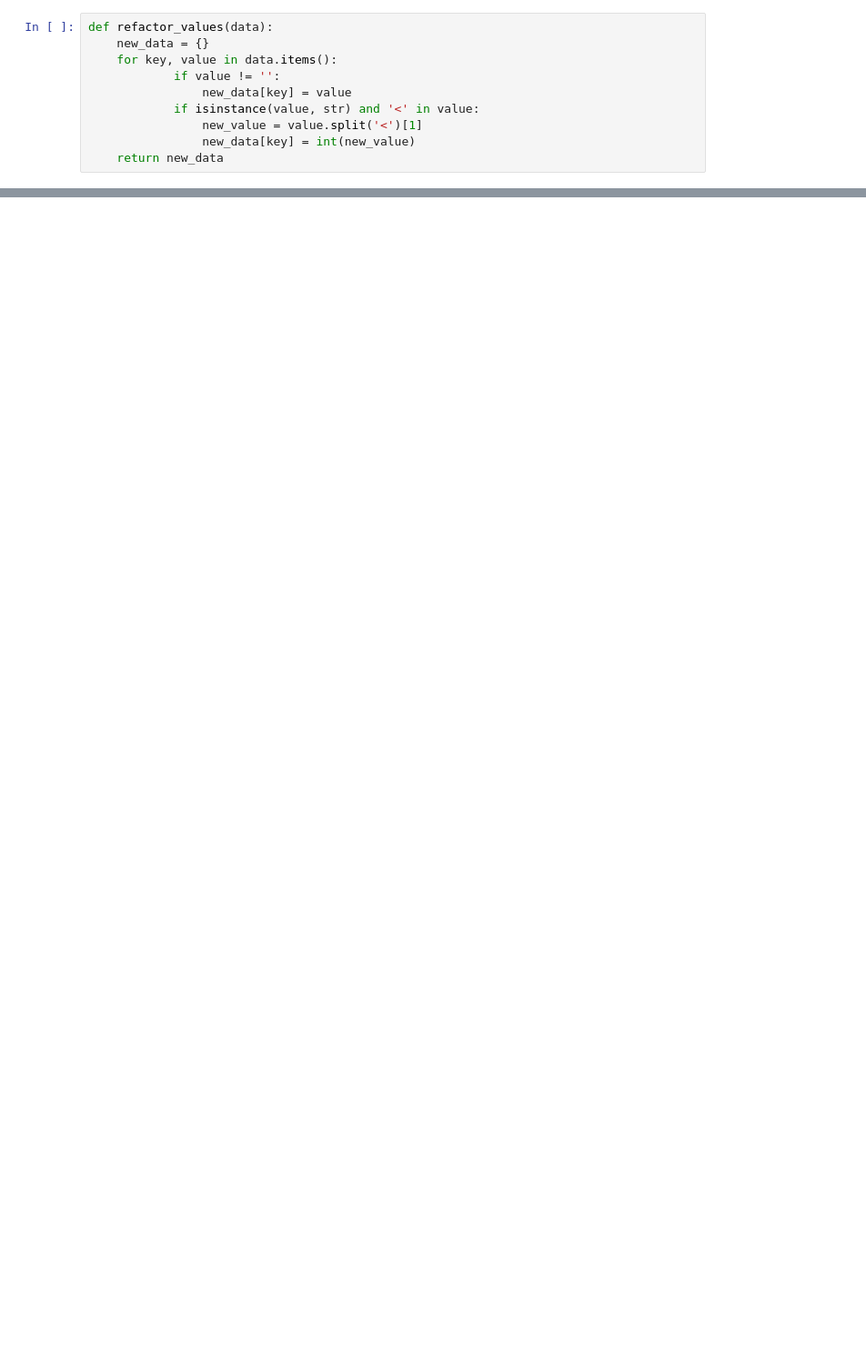
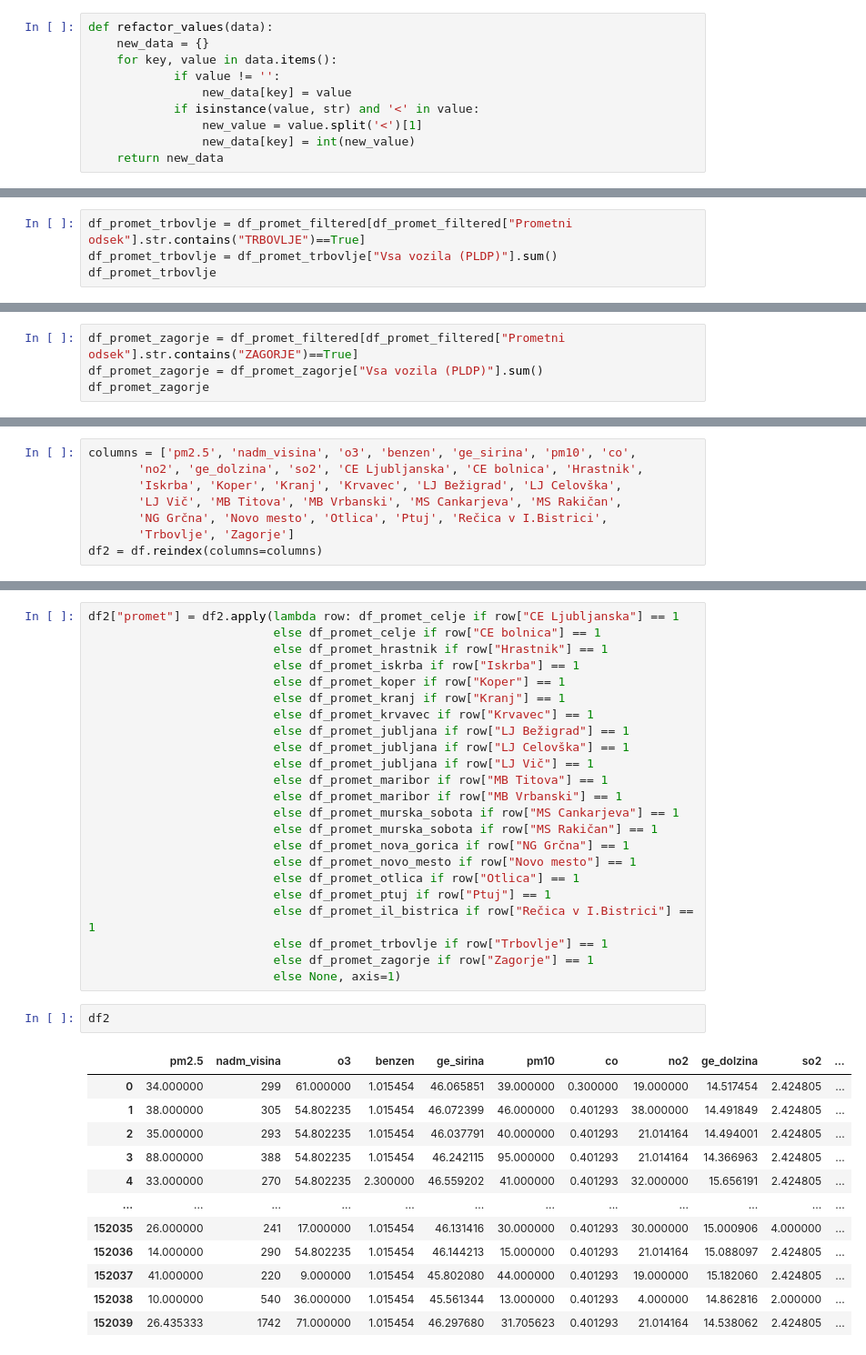
Before and after one commit to RantusaLara/IIS, a Jupyter notebook: notebooks/data.ipynb, the cells around one changed output, grey strips where cells are left out. Shown: that part at 91% size. Saved outputs shown, nothing was run; the diff lists cells and outputs as text; blank space fills up the shorter version.

```diff
--- a/notebooks/data.ipynb
+++ b/notebooks/data.ipynb
@@ -85,0 +426,4 @@ df.to_csv('../data/processed/data.csv', index=False)
+# %%
+df_promet_trbovlje = df_promet_filtered[df_promet_filtered["Prometni odsek"].str.contains("TRBOVLJE")==True]
+df_promet_trbovlje = df_promet_trbovlje["Vsa vozila (PLDP)"].sum()
+df_promet_trbovlje
@@ -85,0 +432,4 @@ df.to_csv('../data/processed/data.csv', index=False)
+# %%
+df_promet_zagorje = df_promet_filtered[df_promet_filtered["Prometni odsek"].str.contains("ZAGORJE")==True]
+df_promet_zagorje = df_promet_zagorje["Vsa vozila (PLDP)"].sum()
+df_promet_zagorje
@@ -85,0 +440,8 @@ df.to_csv('../data/processed/data.csv', index=False)
+# %%
+columns = ['pm2.5', 'nadm_visina', 'o3', 'benzen', 'ge_sirina', 'pm10', 'co',
+       'no2', 'ge_dolzina', 'so2', 'CE Ljubljanska', 'CE bolnica', 'Hrastnik',
+       'Iskrba', 'Koper', 'Kranj', 'Krvavec', 'LJ Bežigrad', 'LJ Celovška',
+       'LJ Vič', 'MB Titova', 'MB Vrbanski', 'MS Cankarjeva', 'MS Rakičan',
+       'NG Grčna', 'Novo mesto', 'Otlica', 'Ptuj', 'Rečica v I.Bistrici',
+       'Trbovlje', 'Zagorje']
+df2 = df.reindex(columns=columns)
@@ -85,0 +488,38 @@ df.to_csv('../data/processed/data.csv', index=False)
+# %%
+df2["promet"] = df2.apply(lambda row: df_promet_celje if row["CE Ljubljanska"] == 1
+                          else df_promet_celje if row["CE bolnica"] == 1
+                          else df_promet_hrastnik if row["Hrastnik"] == 1
+                          else df_promet_iskrba if row["Iskrba"] == 1
+                          else df_promet_koper if row["Koper"] == 1
+                          else df_promet_kranj if row["Kranj"] == 1
+                          else df_promet_krvavec if row["Krvavec"] == 1
+                          else df_promet_jubljana if row["LJ Bežigrad"] == 1
+                          else df_promet_jubljana if row["LJ Celovška"] == 1
+                          else df_promet_jubljana if row["LJ Vič"] == 1
+                          else df_promet_maribor if row["MB Titova"] == 1
+                          else df_promet_maribor if row["MB Vrbanski"] == 1
+                          else df_promet_murska_sobota if row["MS Cankarjeva"] == 1
+                          else df_promet_murska_sobota if row["MS Rakičan"] == 1
+                          else df_promet_nova_gorica if row["NG Grčna"] == 1
+                          else df_promet_novo_mesto if row["Novo mesto"] == 1
+                          else df_promet_otlica if row["Otlica"] == 1
+                          else df_promet_ptuj if row["Ptuj"] == 1
+                          else df_promet_il_bistrica if row["Rečica v I.Bistrici"] == 1
+                          else df_promet_trbovlje if row["Trbovlje"] == 1
+                          else df_promet_zagorje if row["Zagorje"] == 1
+                          else None, axis=1)
+# %%
+df2
+# %% [output]
+|  | pm2.5 | nadm_visina | o3 | benzen | ge_sirina | pm10 | co | no2 | ge_dolzina | so2 | ... |
+| 0 | 34.000000 | 299 | 61.000000 | 1.015454 | 46.065851 | 39.000000 | 0.300000 | 19.000000 | 14.517454 | 2.424805 | ... |
+| 1 | 38.000000 | 305 | 54.802235 | 1.015454 | 46.072399 | 46.000000 | 0.401293 | 38.000000 | 14.491849 | 2.424805 | ... |
+| 2 | 35.000000 | 293 | 54.802235 | 1.015454 | 46.037791 | 40.000000 | 0.401293 | 21.014164 | 14.494001 | 2.424805 | ... |
+| 3 | 88.000000 | 388 | 54.802235 | 1.015454 | 46.242115 | 95.000000 | 0.401293 | 21.014164 | 14.366963 | 2.424805 | ... |
+| 4 | 33.000000 | 270 | 54.802235 | 2.300000 | 46.559202 | 41.000000 | 0.401293 | 32.000000 | 15.656191 | 2.424805 | ... |
+| ... | ... | ... | ... | ... | ... | ... | ... | ... | ... | ... | ... |
+| 152035 | 26.000000 | 241 | 17.000000 | 1.015454 | 46.131416 | 30.000000 | 0.401293 | 30.000000 | 15.000906 | 4.000000 | ... |
+| 152036 | 14.000000 | 290 | 54.802235 | 1.015454 | 46.144213 | 15.000000 | 0.401293 | 21.014164 | 15.088097 | 2.424805 | ... |
+| 152037 | 41.000000 | 220 | 9.000000 | 1.015454 | 45.802080 | 44.000000 | 0.401293 | 19.000000 | 15.182060 | 2.424805 | ... |
+| 152038 | 10.000000 | 540 | 36.000000 | 1.015454 | 45.561344 | 13.000000 | 0.401293 | 4.000000 | 14.862816 | 2.000000 | ... |
+| 152039 | 26.435333 | 1742 | 71.000000 | 1.015454 | 46.297680 | 31.705623 | 0.401293 | 21.014164 | 14.538062 | 2.424805 | ... |
```
Also changed, not shown: parts of 64 cells of this notebook, 45 other files.
